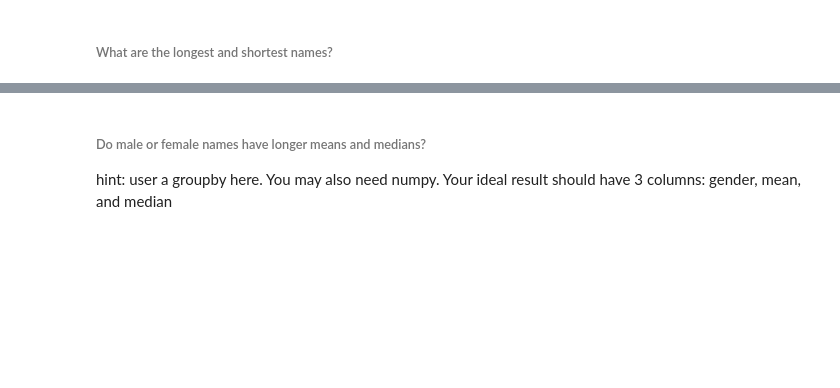
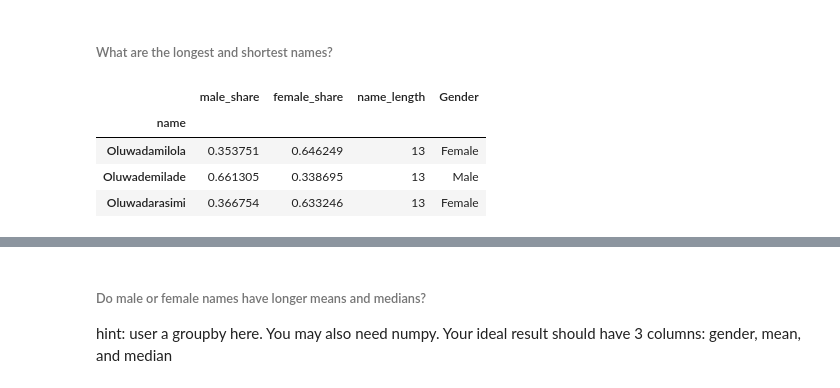
Before and after one commit to Whitepatrick/data_science, a Jupyter notebook: notebooks/LABS/Pandas Workshop.ipynb, the cells around one changed output, grey strips where cells are left out. Cells and saved outputs as stored; diff of their text form; code cells hidden in the pictures; blank space fills up the shorter version.

```diff
--- a/notebooks/LABS/Pandas Workshop.ipynb
+++ b/notebooks/LABS/Pandas Workshop.ipynb
@@ -197,2 +213,11 @@ f['gender'] =
 # %% [markdown]
 ###### What are the longest and shortest names?
+# %%
+longst_names = df.loc[df['name_length'] == df['name_length'].max(axis=0)]
+longst_names
+# %% [output]
+|  | male_share | female_share | name_length | Gender |
+| name |  |  |  |  |
+| Oluwadamilola | 0.353751 | 0.646249 | 13 | Female |
+| Oluwademilade | 0.661305 | 0.338695 | 13 | Male |
+| Oluwadarasimi | 0.366754 | 0.633246 | 13 | Female |
```
Also changed, not shown: parts of 17 cells of this notebook, 1 other file.
